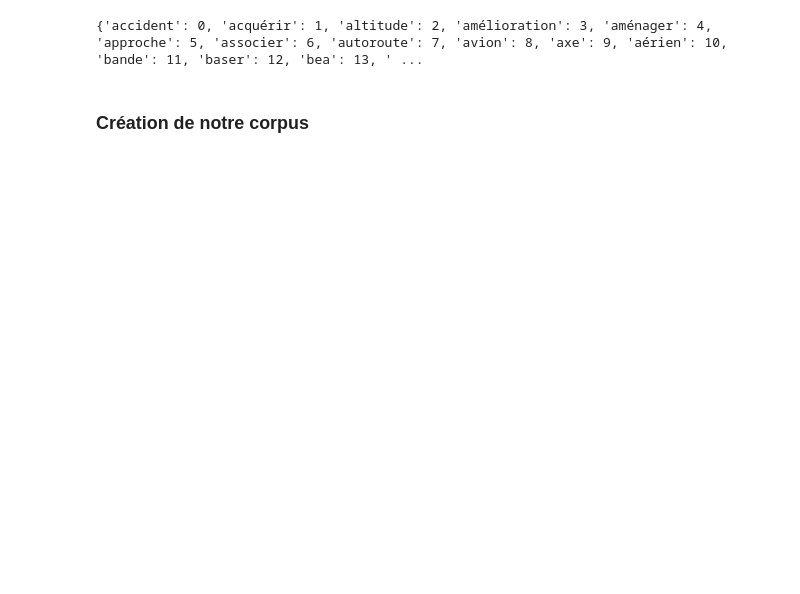
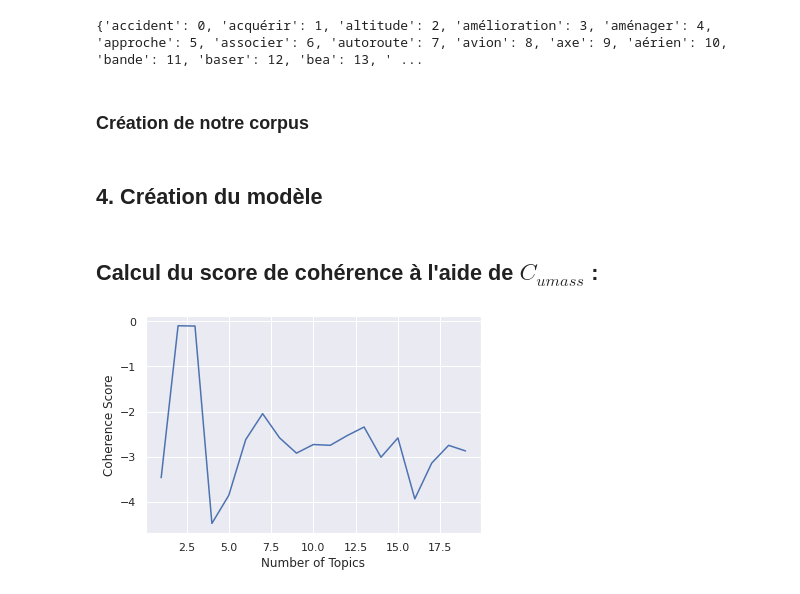
Before and after one commit to IbrahimOued/NLP-1-rattrapage-UVBF, a Jupyter notebook: nlp1_rattrapage/notebook.ipynb, the cells around one changed output. Cells and saved outputs as stored; diff of their text form; code cells hidden in the pictures; blank space fills up the shorter version.

Commit message:
add model creation and visualization

```diff
--- a/nlp1_rattrapage/notebook.ipynb
+++ b/nlp1_rattrapage/notebook.ipynb
@@ -98,4 +100,23 @@ print(dictionary.token2id)
 # %% [markdown]
 ### Création de notre corpus
 # %%
-corpus = [dictionary.doc2bow(doc) for doc in df['Content']]
+corpus = [dictionary.doc2bow(doc) for doc in df['tokens']]
+lda_model = LdaMulticore(corpus=corpus, id2word=dictionary, iterations=50, num_topics=3, workers = 4, passes=10)
+# %% [markdown]
+## 4. Création du modèle
+# %% [markdown]
+## Calcul du score de cohérence à l'aide de $C_{umass}$ :
+# %%
+topics = []
+score = []
+for i in range(1,20,1):
+   lda_model = LdaMulticore(corpus=corpus, id2word=dictionary, iterations=10, num_topics=i, workers = 4, passes=10, random_state=100)
+   cm = CoherenceModel(model=lda_model, corpus=corpus, dictionary=dictionary, coherence='u_mass')
+   topics.append(i)
+   score.append(cm.get_coherence())
+_=plt.plot(topics, score)
+_=plt.xlabel('Number of Topics')
+_=plt.ylabel('Coherence Score')
+plt.show()
+# %% [output]
+[figure, added]
```
Also changed, not shown: parts of 9 cells of this notebook, 2 other files.
